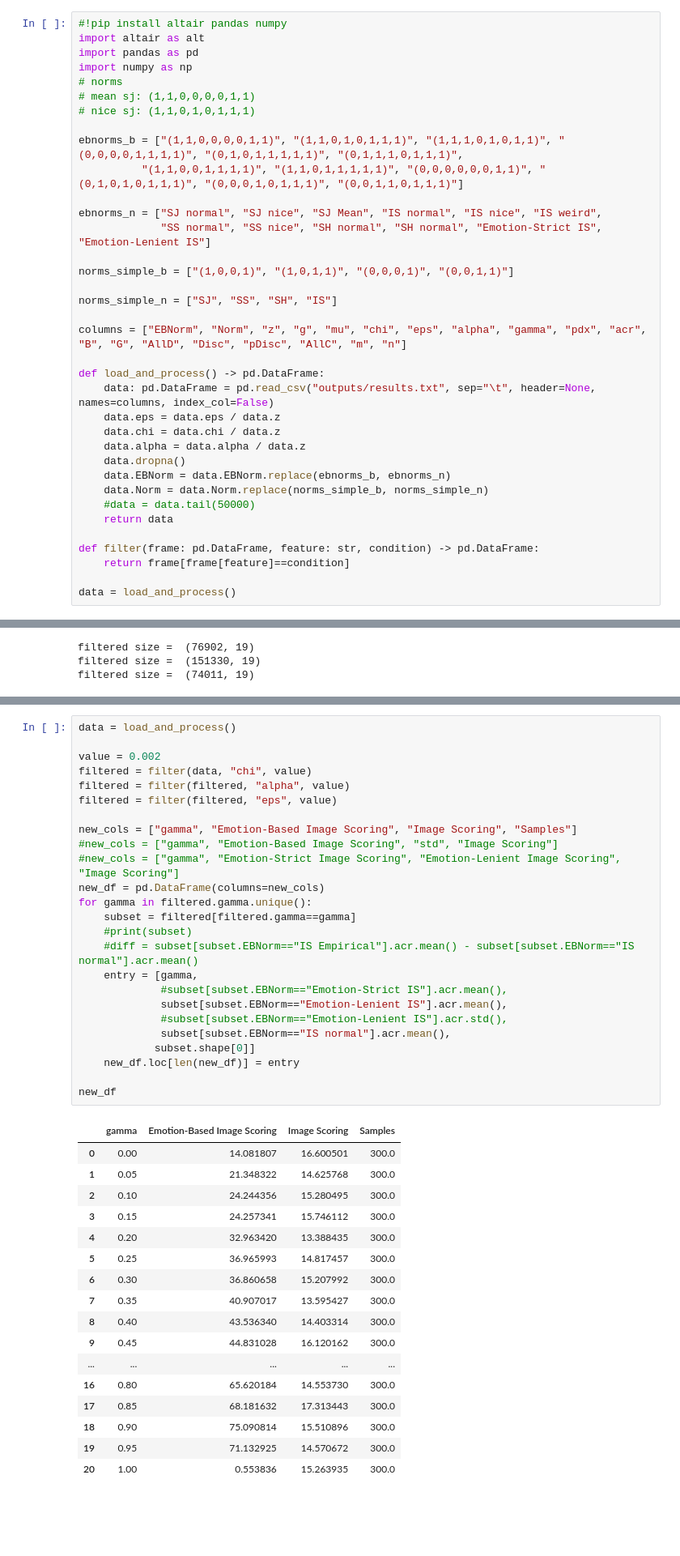
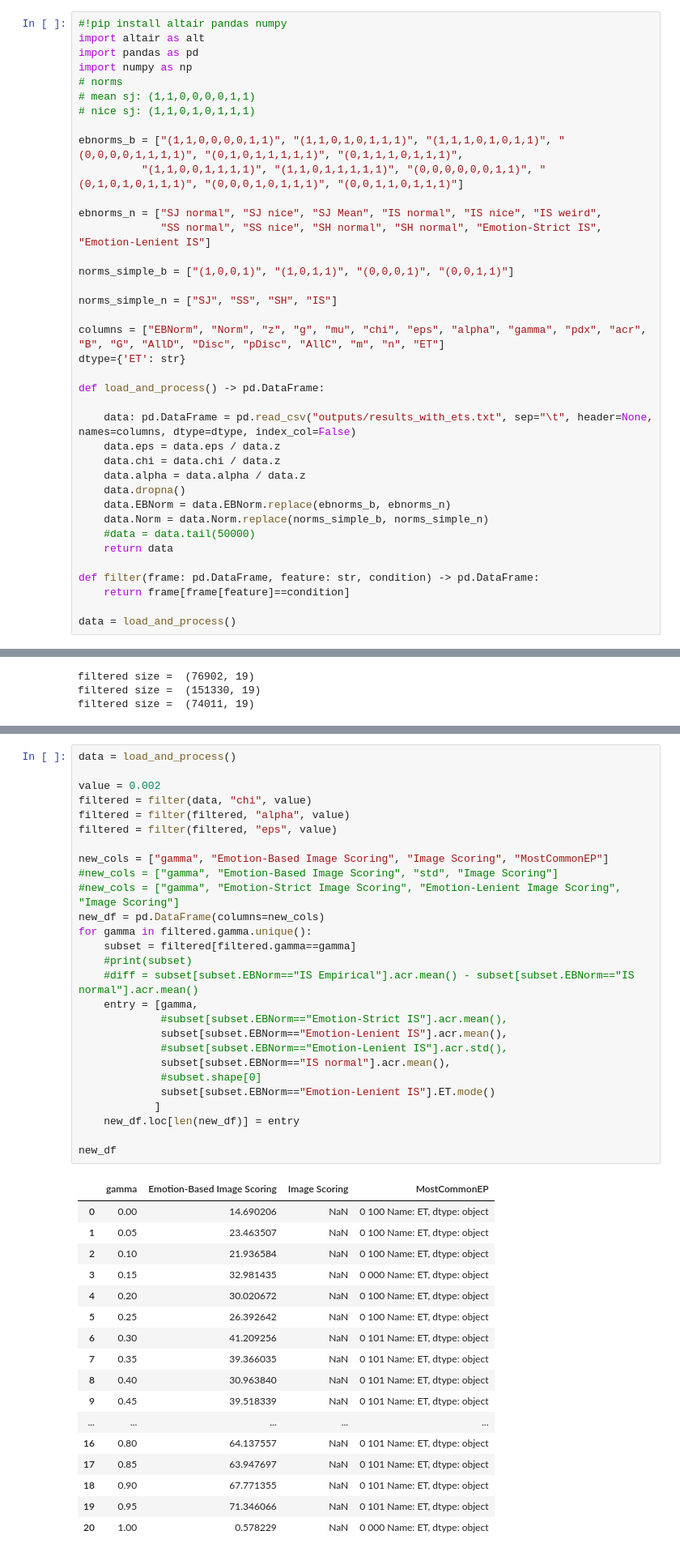
Before and after one commit to cfonsecahenrique/SNARE, a Jupyter notebook: EB NORMS on Errors.ipynb, the cells around one changed output, grey strips where cells are left out. Shown at 81% size. Drawn from its saved outputs; the diff is of its cells as text; blank space fills up the shorter version.

Commit message:
all_norms.txt

```diff
--- a/EB NORMS on Errors.ipynb
+++ b/EB NORMS on Errors.ipynb
@@ -17,10 +17,12 @@ norms_simple_b = ["(1,0,0,1)", "(1,0,1,1)", "(0,0,0,1)", "(0,0,1,1)"]
 
 norms_simple_n = ["SJ", "SS", "SH", "IS"]
 
-columns = ["EBNorm", "Norm", "z", "g", "mu", "chi", "eps", "alpha", "gamma", "pdx", "acr", "B", "G", "AllD", "Disc", "pDisc", "AllC", "m", "n"]
+columns = ["EBNorm", "Norm", "z", "g", "mu", "chi", "eps", "alpha", "gamma", "pdx", "acr", "B", "G", "AllD", "Disc", "pDisc", "AllC", "m", "n", "ET"]
+dtype={'ET': str}
 
 def load_and_process() -> pd.DataFrame:
-    data: pd.DataFrame = pd.read_csv("outputs/results.txt", sep="\t", header=None, names=columns, index_col=False)
+
+    data: pd.DataFrame = pd.read_csv("outputs/results_with_ets.txt", sep="\t", header=None, names=columns, dtype=dtype, index_col=False)
     data.eps = data.eps / data.z
     data.chi = data.chi / data.z
     data.alpha = data.alpha / data.z
@@ -292,46 +316,48 @@ fig.show()
 # %%
 data = load_and_process()
 
 value = 0.002
 filtered = filter(data, "chi", value)
 filtered = filter(filtered, "alpha", value)
 filtered = filter(filtered, "eps", value)
 
-new_cols = ["gamma", "Emotion-Based Image Scoring", "Image Scoring", "Samples"]
+new_cols = ["gamma", "Emotion-Based Image Scoring", "Image Scoring", "MostCommonEP"]
 #new_cols = ["gamma", "Emotion-Based Image Scoring", "std", "Image Scoring"]
 #new_cols = ["gamma", "Emotion-Strict Image Scoring", "Emotion-Lenient Image Scoring", "Image Scoring"]
 new_df = pd.DataFrame(columns=new_cols)
 for gamma in filtered.gamma.unique():
     subset = filtered[filtered.gamma==gamma]
     #print(subset)
     #diff = subset[subset.EBNorm=="IS Empirical"].acr.mean() - subset[subset.EBNorm=="IS normal"].acr.mean()
     entry = [gamma,
              #subset[subset.EBNorm=="Emotion-Strict IS"].acr.mean(),
              subset[subset.EBNorm=="Emotion-Lenient IS"].acr.mean(),
              #subset[subset.EBNorm=="Emotion-Lenient IS"].acr.std(),
              subset[subset.EBNorm=="IS normal"].acr.mean(),
-            subset.shape[0]]
+             #subset.shape[0]
+             subset[subset.EBNorm=="Emotion-Lenient IS"].ET.mode()
+            ]
     new_df.loc[len(new_df)] = entry
 
 new_df
 # %% [output]
-|  | gamma | Emotion-Based Image Scoring | Image Scoring | Samples |
-| 0 | 0.00 | 14.081807 | 16.600501 | 300.0 |
-| 1 | 0.05 | 21.348322 | 14.625768 | 300.0 |
-| 2 | 0.10 | 24.244356 | 15.280495 | 300.0 |
-| 3 | 0.15 | 24.257341 | 15.746112 | 300.0 |
-| 4 | 0.20 | 32.963420 | 13.388435 | 300.0 |
-| 5 | 0.25 | 36.965993 | 14.817457 | 300.0 |
-| 6 | 0.30 | 36.860658 | 15.207992 | 300.0 |
-| 7 | 0.35 | 40.907017 | 13.595427 | 300.0 |
-| 8 | 0.40 | 43.536340 | 14.403314 | 300.0 |
-| 9 | 0.45 | 44.831028 | 16.120162 | 300.0 |
+|  | gamma | Emotion-Based Image Scoring | Image Scoring | MostCommonEP |
+| 0 | 0.00 | 14.690206 | NaN | 0 100 Name: ET, dtype: object |
+| 1 | 0.05 | 23.463507 | NaN | 0 100 Name: ET, dtype: object |
+| 2 | 0.10 | 21.936584 | NaN | 0 100 Name: ET, dtype: object |
+| 3 | 0.15 | 32.981435 | NaN | 0 000 Name: ET, dtype: object |
+| 4 | 0.20 | 30.020672 | NaN | 0 100 Name: ET, dtype: object |
+| 5 | 0.25 | 26.392642 | NaN | 0 100 Name: ET, dtype: object |
+| 6 | 0.30 | 41.209256 | NaN | 0 101 Name: ET, dtype: object |
+| 7 | 0.35 | 39.366035 | NaN | 0 101 Name: ET, dtype: object |
+| 8 | 0.40 | 30.963840 | NaN | 0 101 Name: ET, dtype: object |
+| 9 | 0.45 | 39.518339 | NaN | 0 101 Name: ET, dtype: object |
 | ... | ... | ... | ... | ... |
-| 16 | 0.80 | 65.620184 | 14.553730 | 300.0 |
-| 17 | 0.85 | 68.181632 | 17.313443 | 300.0 |
-| 18 | 0.90 | 75.090814 | 15.510896 | 300.0 |
-| 19 | 0.95 | 71.132925 | 14.570672 | 300.0 |
-| 20 | 1.00 | 0.553836 | 15.263935 | 300.0 |
+| 16 | 0.80 | 64.137557 | NaN | 0 101 Name: ET, dtype: object |
+| 17 | 0.85 | 63.947697 | NaN | 0 101 Name: ET, dtype: object |
+| 18 | 0.90 | 67.771355 | NaN | 0 101 Name: ET, dtype: object |
+| 19 | 0.95 | 71.346066 | NaN | 0 101 Name: ET, dtype: object |
+| 20 | 1.00 | 0.578229 | NaN | 0 000 Name: ET, dtype: object |
 # %%
 melted = new_df.melt('gamma', var_name='Social Norm', value_name='Average Cooperation Ratio')
 
```
Also changed, not shown: parts of 2 cells of this notebook, 2 other files.
